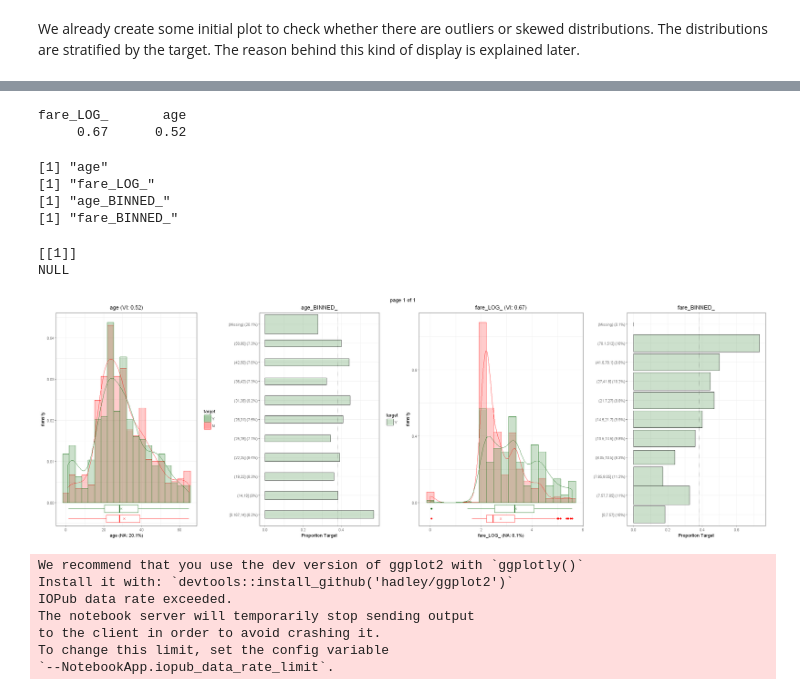
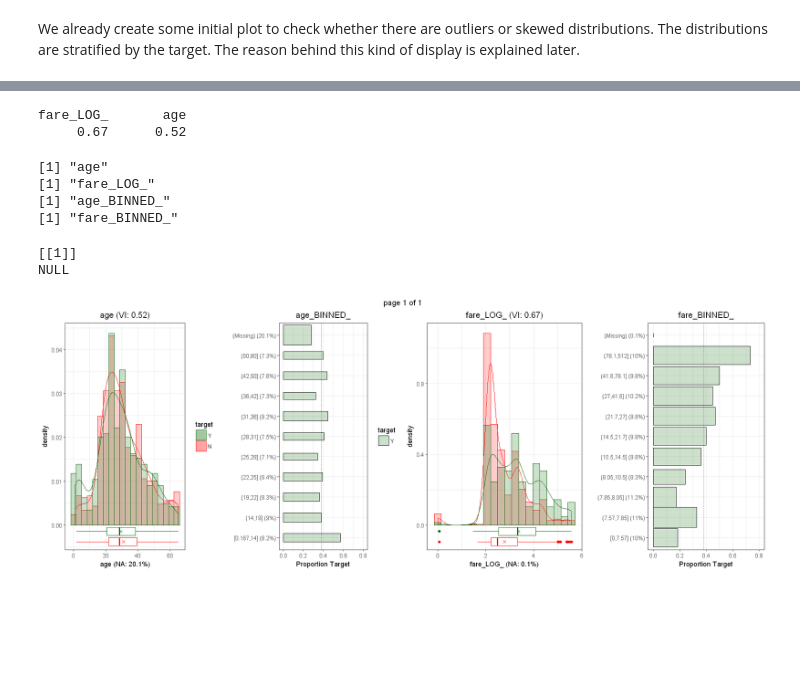
Before and after one commit to uwpz/PredMod_Template, a Jupyter notebook: notebooks/1_explore_R.ipynb, the cells around one changed output, grey strips where cells are left out. Saved outputs shown, nothing was run; the diff lists cells and outputs as text; code cells hidden in the pictures; blank space fills up the shorter version.

```diff
--- a/notebooks/1_explore_R.ipynb
+++ b/notebooks/1_explore_R.ipynb
@@ -232,8 +232,8 @@ This kind of skewness can often be fixed a log-transformation. Even though But u
 # %%
 # Log-Transform
-if (TYPE == "CLASS") tolog = c("fare")
-if (TYPE %in% c("REGR","MULTICLASS")) tolog = c("Lot_Area","Open_Porch_SF","Misc_Val")
-df[paste0(tolog,"_LOG_")] = map(df[tolog], ~ {if(min(., na.rm=TRUE) == 0) log(.+1) else log(.)})
-metr = map_chr(metr, ~ ifelse(. %in% tolog, paste0(.,"_LOG_"), .)) #adapt metadata (keep order)
+tolog = c("fare") #variable to transform
+df[paste0(tolog,"_LOG_")] = map(df[tolog], ~ {if(min(., na.rm=TRUE) == 0) log(.+1) else log(.)}) #log(x) or log(x+1) trafo
+metr = map_chr(metr, ~ ifelse(. %in% tolog, paste0(.,"_LOG_"), .)) #adapt metadata (and keep order)
 names(misspct) = map_chr(names(misspct), ~ ifelse(. %in% tolog, paste0(.,"_LOG_"), .)) #keep misspct in sync
+summary(df[paste0(tolog,"_LOG_")])
 # %% [output]
@@ -279,2 +247,0 @@ character(0)
-# %%
-plots = suppressMessages(get_plot_distr_metr(df, metr, color = color, missinfo = misspct, ylim = ylim))
@@ -290,53 +260,27 @@ NULL
 # %%
-
-# Winsorize
-df[metr] = map(df[metr], ~ winsorize(., 0.01, 0.99)) #hint: one might want to plot again before deciding for log-trafo
-
-# Log-Transform
-if (TYPE == "CLASS") tolog = c("fare")
-if (TYPE %in% c("REGR","MULTICLASS")) tolog = c("Lot_Area","Open_Porch_SF","Misc_Val")
-df[paste0(tolog,"_LOG_")] = map(df[tolog], ~ {if(min(., na.rm=TRUE) == 0) log(.+1) else log(.)})
-metr = map_chr(metr, ~ ifelse(. %in% tolog, paste0(.,"_LOG_"), .)) #adapt metadata (keep order)
-names(misspct) = map_chr(names(misspct), ~ ifelse(. %in% tolog, paste0(.,"_LOG_"), .)) #keep misspct in sync
-
-
-
-
-# Final variable information --------------------------------------------------------------------------------------------
-
 # Univariate variable importance: with random imputation!
 (varimp_metr = (filterVarImp(map_df(df[metr], ~ impute(.)), df$target, nonpara = TRUE) %>% rowMeans() %>%
                   .[order(., decreasing = TRUE)] %>% round(2)))
+
 # Plot
-options(warn = -1)
-plots1 = suppressMessages(get_plot_distr_metr(df, metr, color = color,
-                                             missinfo = misspct, varimpinfo = varimp_metr, ylim = ylim))
-plots2 = suppressMessages(get_plot_distr_nomi(df, metr_binned, color = color, varimpinfo = NULL, inner_barplot = FALSE,
-                                              min_width = 0.2, ylim = ylim))
+options(warn = -1) #suppress unwanted messages
+plots1 = suppressMessages(get_plot_distr_metr(df, metr, color = twocol,
+                                             missinfo = misspct, varimpinfo = varimp_metr, ylim = NULL)) #distribution plot
+plots2 = suppressMessages(get_plot_distr_nomi(df, metr_binned, color = twocol, varimpinfo = NULL, inner_barplot = FALSE,
+                                              min_width = 0.2, ylim = c(0,0.8))) #binned variable plot
 plots = list() ; for (i in 1:length(plots1)) {plots = c(plots, plots1[i], plots2[i])} #zip plots
+#options(jupyter.plot_mimetypes = "image/svg+xml")
+options(jupyter.plot_mimetypes = "image/png")
+options(repr.plot.width = 16, repr.plot.height = 6) #adapt this for different resolution
+marrangeGrob(suppressMessages(plots), ncol = 4, nrow = 1) #arrange plots
+options(warn = 0) #reset warnings
 # %% [output]
 fare_LOG_       age
      0.67      0.52
 [1] "age"
 [1] "fare_LOG_"
 [1] "age_BINNED_"
 [1] "fare_BINNED_"
+[[1]]
+NULL
+[figure, added]
-# %%
-options(repr.plot.width = 24, repr.plot.height = 8)
-marrangeGrob(suppressMessages(plots), ncol = 4, nrow = 1)
-# %% [output]
-[[1]]
-NULL
-[figure, removed]
-# %%
-library(plotly)
-p = ggplotly(plots[[1]])
-embed_notebook(p)
-# %% [output]
-We recommend that you use the dev version of ggplot2 with `ggplotly()`
-Install it with: `devtools::install_github('hadley/ggplot2')`
-IOPub data rate exceeded.
-The notebook server will temporarily stop sending output
-to the client in order to avoid crashing it.
-To change this limit, set the config variable
-`--NotebookApp.iopub_data_rate_limit`.
```
Also changed, not shown: parts of 36 cells of this notebook, 2 other files.
